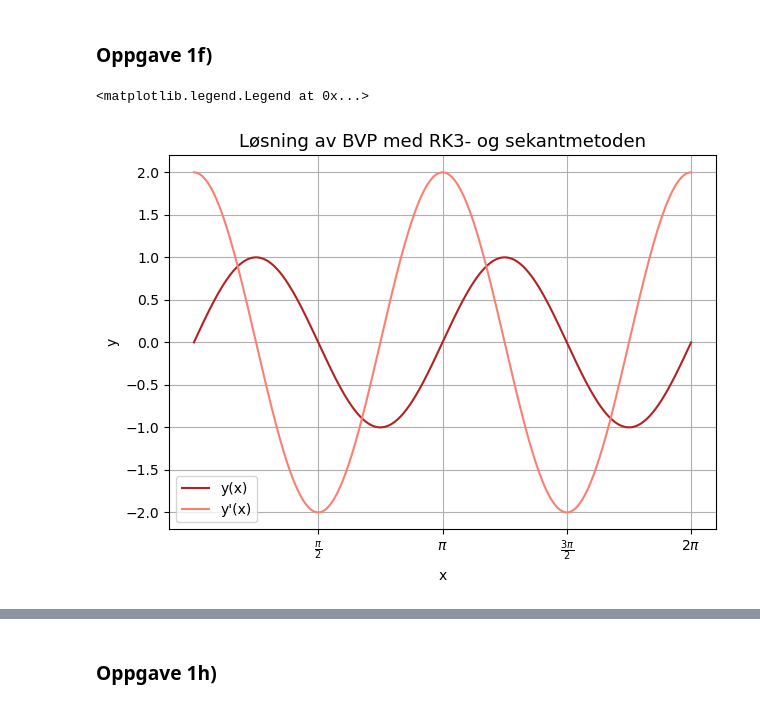
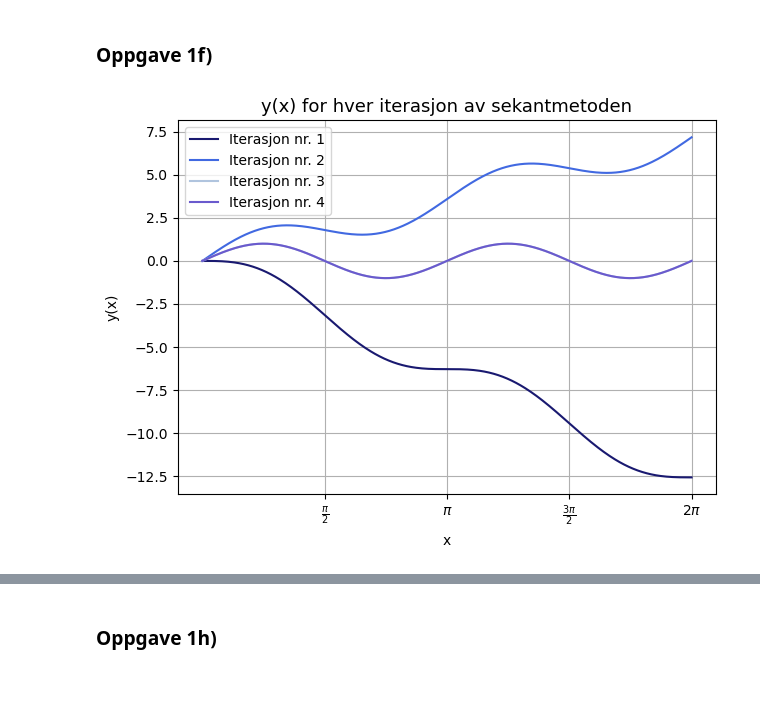
Before and after one commit to cfure3-svg/prosjekt3, a Jupyter notebook: prosjekt3.ipynb, the cells around one changed output, grey strips where cells are left out. Cells and saved outputs as stored; diff of their text form; code cells hidden in the pictures.

```diff
--- a/prosjekt3.ipynb
+++ b/prosjekt3.ipynb
@@ -181,7 +181,7 @@ def sekant_metoden (g, z0, z1, tol):
         z.append((z[n-2]*g(z[n-1]) - z[n-1]*g(z[n-2])) / (g(z[n-1]) - g(z[n-2])))
 
     g_rot = z[-1]   # g_rot er z verdien som gir tilnærmet g(z) = 0
-    return g_rot
+    return g_rot, z
 # %%
 # Startverdier og toleranse
 z_0 = 0
@@ -189,7 +189,7 @@ z_1 = 4
 tol = 1e-10
 
 # Finner roten
-g_rot = sekant_metoden (g, z_0, z_1, tol)
+g_rot, _ = sekant_metoden (g, z_0, z_1, tol)
 print(f"Roten er z ≈ {g_rot:.5f}.")
 
 # Verifisering
@@ -232,48 +232,56 @@ x_start = 0
 x_slutt = 2*np.pi
 
 # Parametere
-b0 = 0          # b er verdien som gir yb(2pi) = 0
+b0 = 0          # b er startverdien y'(0) som gir yb(2pi) = 0
 b1 = np.pi
 h_0 = np.pi / 100
 alpha = 0.8
 tol = 10e-7
 # funksjonen f, er lik som i 1c) => gjenbruker samme
 
-# 1.) Løser IVP for en gitt ukjent startverdi b
+# 1.) Løser IVP for en gitt startverdi b = y'(0)
 def løsning_IVP_med_b (b):
     y_0 = np.array([0, b])
     _, y_verdier_med_b, _, _, _ = rk3(x_start, x_slutt, y_0, h_0, tol, alpha, f)
-                                # returnerer: x_verdier, y_verdier, h_verdier, n, m
 
     return y_verdier_med_b[-1, 0]   #sluttverdien y[2pi, b]
 
 # 2.) Residualen F(b) = y[2pi, b] - y(2pi)
 def residual(b):
     return løsning_IVP_med_b(b) - y_slutt
 
 # 3.) Finner hva b er med sekant_metoden fra 1e)
-riktig_b = sekant_metoden(residual, b0, b1, tol)
+riktig_b, b_verdier_alle_iterasjoner = sekant_metoden(residual, b0, b1, tol)
 
-# 4.) Løser BVP med RK3 metoden og riktig_b
-y_0_med_riktig_b = np.array([0, riktig_b])
-x_verdier_f, y_verdier_f, h_f, n_f, m_f = rk3(x_start, x_slutt, y_0_med_riktig_b, h_0, tol, alpha, f)
+# 4.) Løser IVP med RK3-metoden for hver b-verdi fra sekantmetoden
+y_losninger = []
+x_losninger = []
 
-# Plot for y(x) og y'(x)
-plt.plot(x_verdier_f, y_verdier_f[:,0], color = "firebrick", label = "y(x)")
-plt.plot(x_verdier_f, y_verdier_f[:,1], color = "salmon", label = "y'(x)")
+for b in b_verdier_alle_iterasjoner:
 
-plt.title("Løsning av BVP med RK3- og sekantmetoden", size = 13)
-plt.xlabel("x")     # HVA SKAL AKSENAVNENE VÆRE?
-plt.ylabel("y")
+    ny_y_0 = np.array([0, b])
+    x_verdier_midtid, y_verdier_midtid, _, _, _ = rk3(x_start, x_slutt, ny_y_0, h_0, tol, alpha, f)
+
+    y_losninger.append(y_verdier_midtid)
+    x_losninger.append(x_verdier_midtid)
+
+# Plot
+colors = ["midnightblue", "royalblue", "lightsteelblue", "slateblue" ]
+for i in range(0, len(y_losninger)):
+    plt.plot(x_losninger[i], y_losninger[i][:, 0], colors[i % len(colors)], label = f"Iterasjon nr. {i+1}")
+
+plt.title("y(x) for hver iterasjon av sekantmetoden", size = 13)
+plt.xlabel("x")
+plt.ylabel("y(x)")
 
 # Endrer x-aksen til å ha pi
 ticks = [0.5*np.pi, np.pi, 1.5*np.pi, 2*np.pi]
 labels = [r'$\frac{\pi}{2}$', r'$\pi$', r'$\frac{3\pi}{2}$', r'$2\pi$']
 plt.xticks(ticks, labels)
 
 plt.tight_layout()
 plt.grid(True)
 plt.legend()
+plt.show()
 # %% [output]
-<matplotlib.legend.Legend at 0x...>
-[figure, old version]
+[figure, new version]
```
Also changed, not shown: parts of 4 cells of this notebook.
